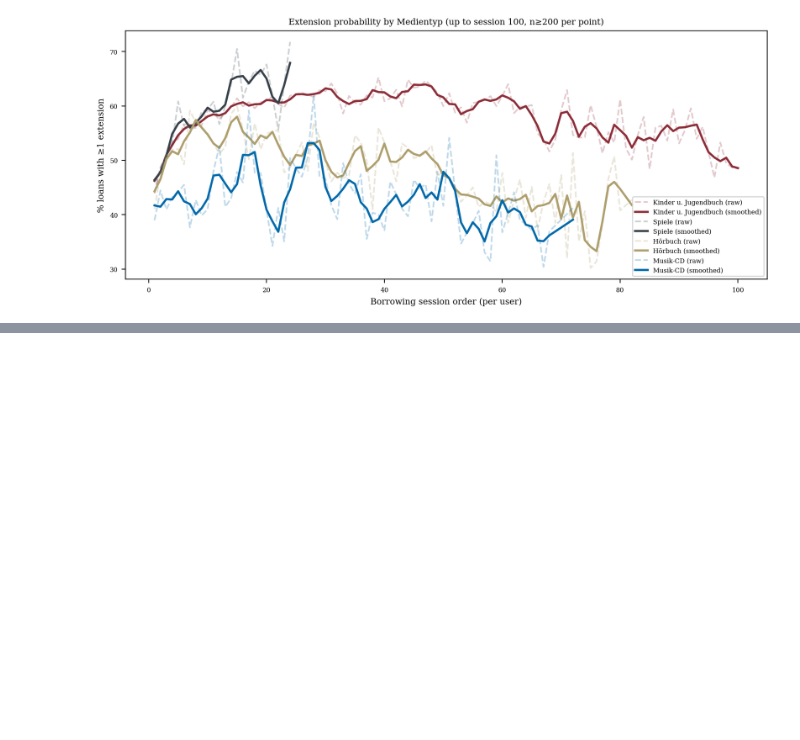
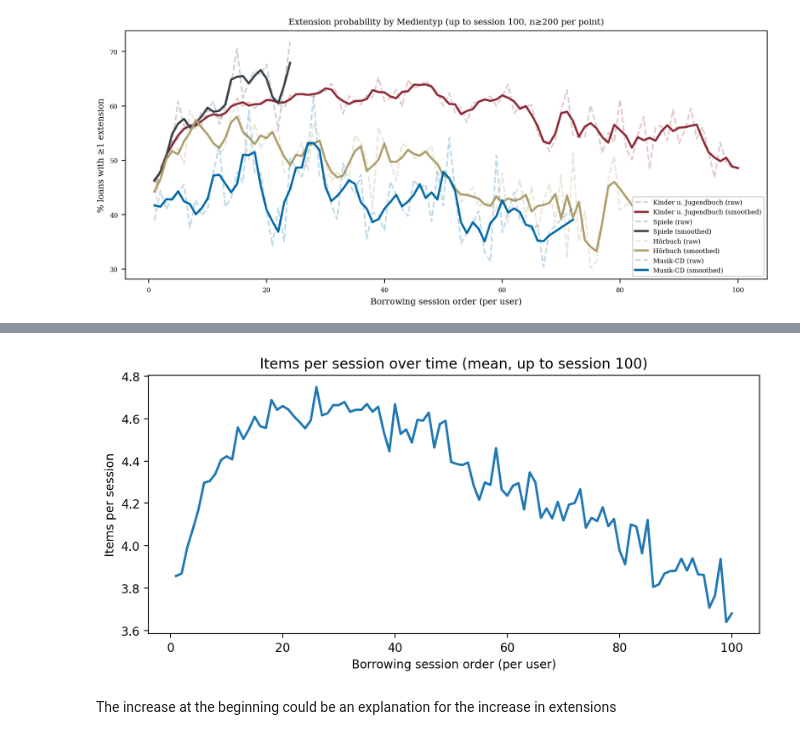
Before and after one commit to RobinAllgeier/Data_Literacy, a Jupyter notebook: exp/04_02_eda_user_behavior.ipynb, the cells around one changed output, grey strips where cells are left out. Cells and saved outputs as stored; diff of their text form; code cells hidden in the pictures; blank space fills up the shorter version.

Commit message:
add items per session explanation

```diff
--- a/exp/04_02_eda_user_behavior.ipynb
+++ b/exp/04_02_eda_user_behavior.ipynb
@@ -756,0 +754,33 @@ The curve is visible in almost all categories. One possible outlier is “Musik-
+# %%
+session = (
+    df_learning
+    .groupby([USER_ID_COL, "issue_session"])
+    .size()
+    .rename("n_items_in_session")
+    .reset_index()
+)
+session = session.merge(
+    df_learning[[USER_ID_COL, "issue_session", "session_index"]].drop_duplicates(),
+    on=[USER_ID_COL, "issue_session"],
+    how="left"
+)
+
+curve = (
+    session.groupby("session_index")["n_items_in_session"]
+    .agg(mean="mean", median="median", n_obs="count")
+    .reset_index()
+)
+
+curve = curve[curve["session_index"] <= 100].copy()
+
+plt.figure(figsize=(8,4))
+plt.plot(curve["session_index"], curve["mean"], linewidth=2, label="Mean")
+plt.xlabel("Borrowing session order (per user)")
+plt.ylabel("Items per session")
+plt.title("Items per session over time (mean, up to session 100)")
+plt.tight_layout()
+plt.show()
+# %% [output]
+[figure, added]
+# %% [markdown]
+The increase at the beginning could be an explanation for the increase in extensions
```
Also changed, not shown: parts of 3 cells of this notebook.
